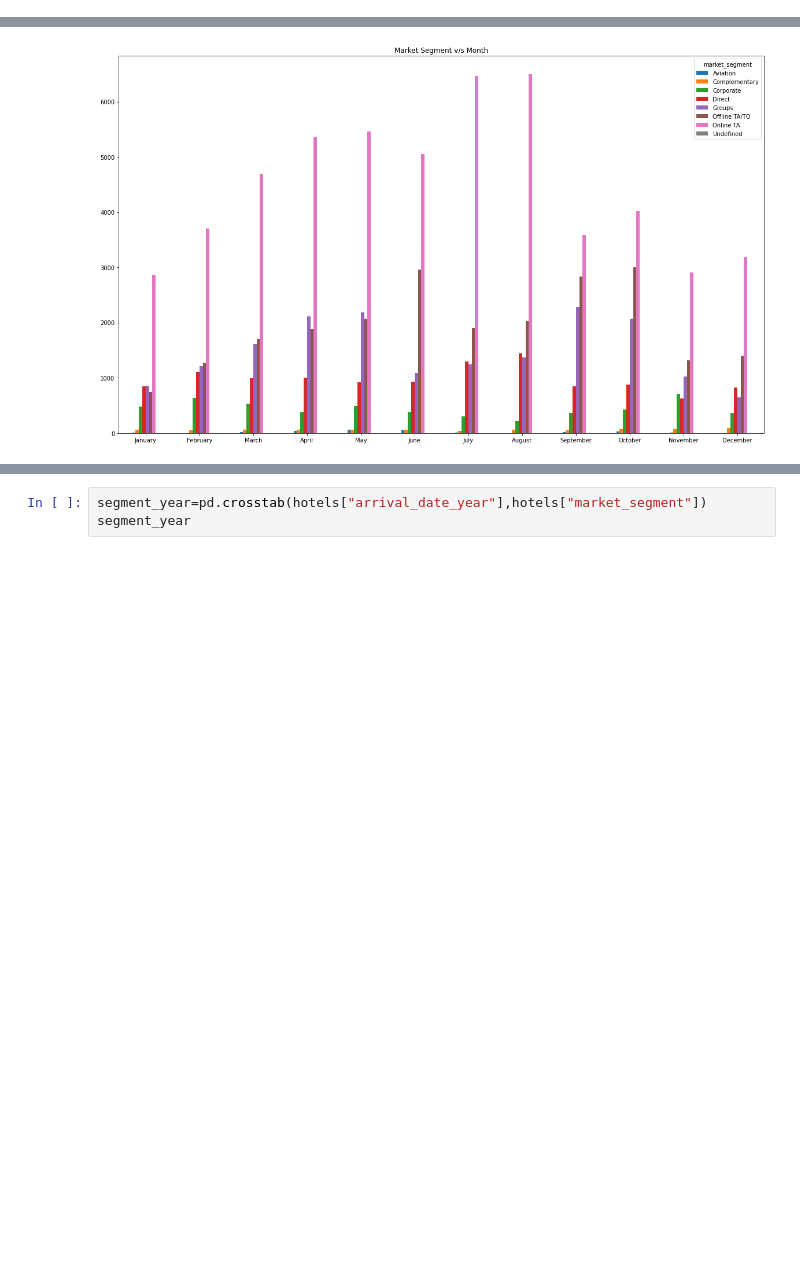
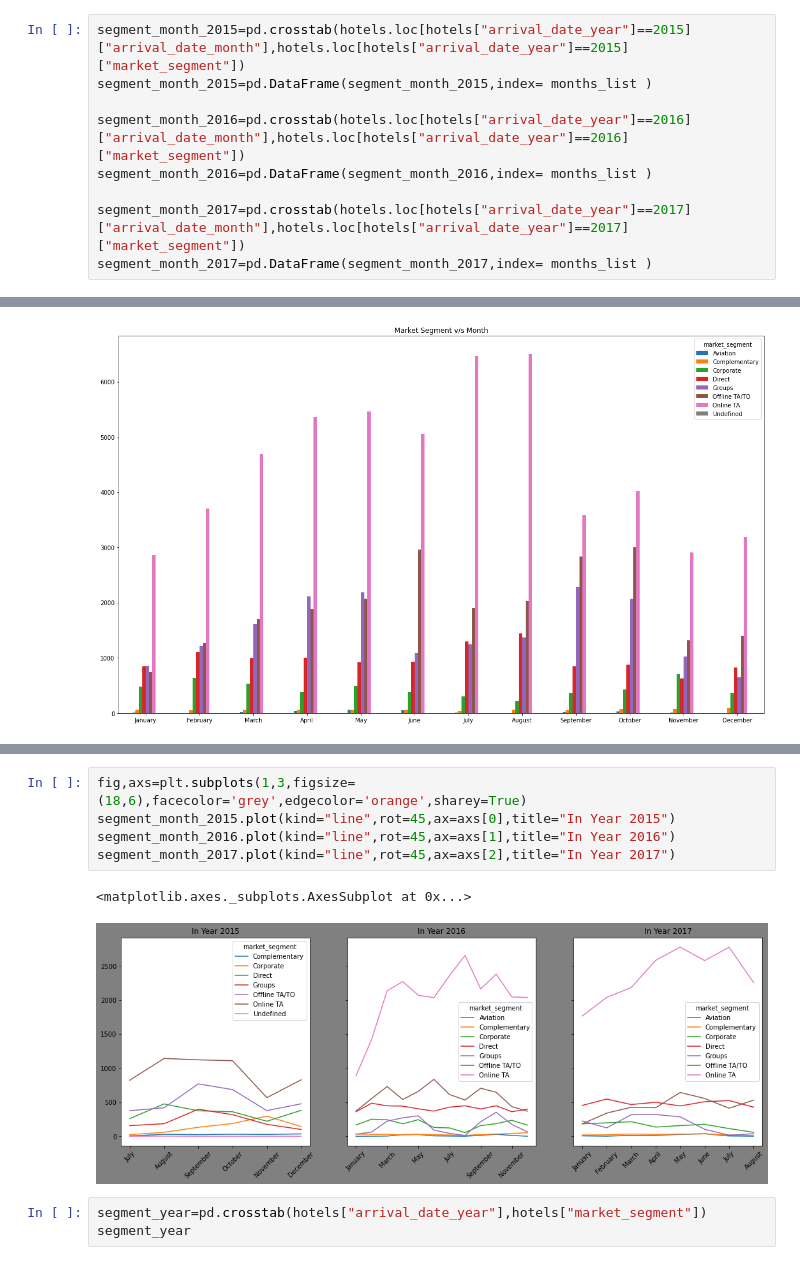
Before and after one commit to gauriagarwal18/Hotel_Booking_Analysis, a Jupyter notebook: Hotel_Booking.ipynb, the cells around one changed output, grey strips where cells are left out. Drawn from its saved outputs; the diff is of its cells as text; blank space fills up the shorter version.

```diff
--- a/Hotel_Booking.ipynb
+++ b/Hotel_Booking.ipynb
@@ -530,3 +529,12 @@ segment_month=pd.DataFrame(segment_month,index= ['January', 'February', 'March',
+# %%
+segment_month_2015=pd.crosstab(hotels.loc[hotels["arrival_date_year"]==2015]["arrival_date_month"],hotels.loc[hotels["arrival_date_year"]==2015]["market_segment"])
+segment_month_2015=pd.DataFrame(segment_month_2015,index= months_list )
+
+segment_month_2016=pd.crosstab(hotels.loc[hotels["arrival_date_year"]==2016]["arrival_date_month"],hotels.loc[hotels["arrival_date_year"]==2016]["market_segment"])
+segment_month_2016=pd.DataFrame(segment_month_2016,index= months_list )
+
+segment_month_2017=pd.crosstab(hotels.loc[hotels["arrival_date_year"]==2017]["arrival_date_month"],hotels.loc[hotels["arrival_date_year"]==2017]["market_segment"])
+segment_month_2017=pd.DataFrame(segment_month_2017,index= months_list )
 # %%
 #
 segment_month.columns
@@ -544,3 +558,11 @@ segment_month.plot(kind="bar", figsize=(20,12),title="Market Segment v/s Month",
+# %%
+fig,axs=plt.subplots(1,3,figsize=(18,6),facecolor='grey',edgecolor='orange',sharey=True)
+segment_month_2015.plot(kind="line",rot=45,ax=axs[0],title="In Year 2015")
+segment_month_2016.plot(kind="line",rot=45,ax=axs[1],title="In Year 2016")
+segment_month_2017.plot(kind="line",rot=45,ax=axs[2],title="In Year 2017")
+# %% [output]
+<matplotlib.axes._subplots.AxesSubplot at 0x...>
+[figure, added]
 # %%
 segment_year=pd.crosstab(hotels["arrival_date_year"],hotels["market_segment"])
 segment_year
```
Also changed, not shown: parts of 51 cells of this notebook.
